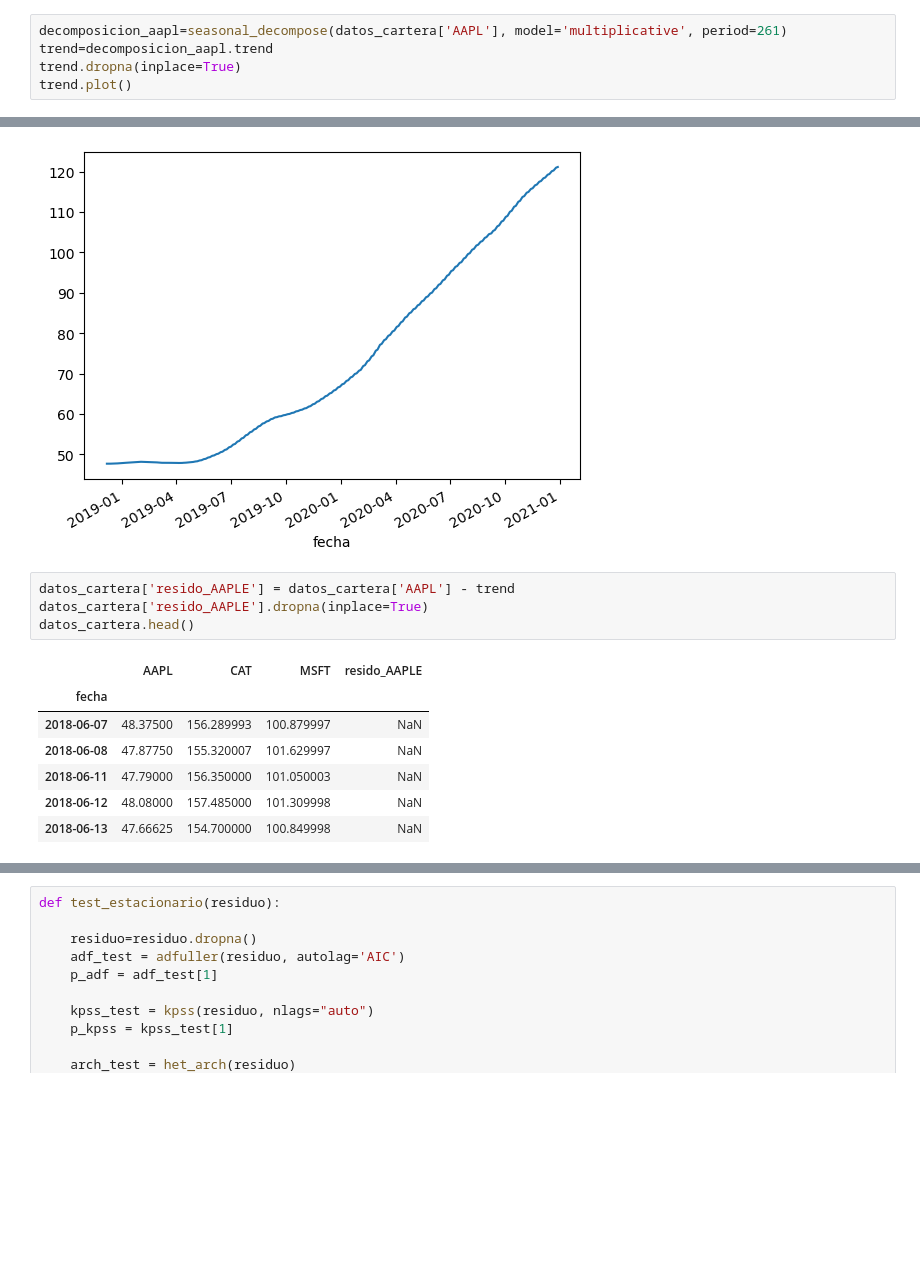
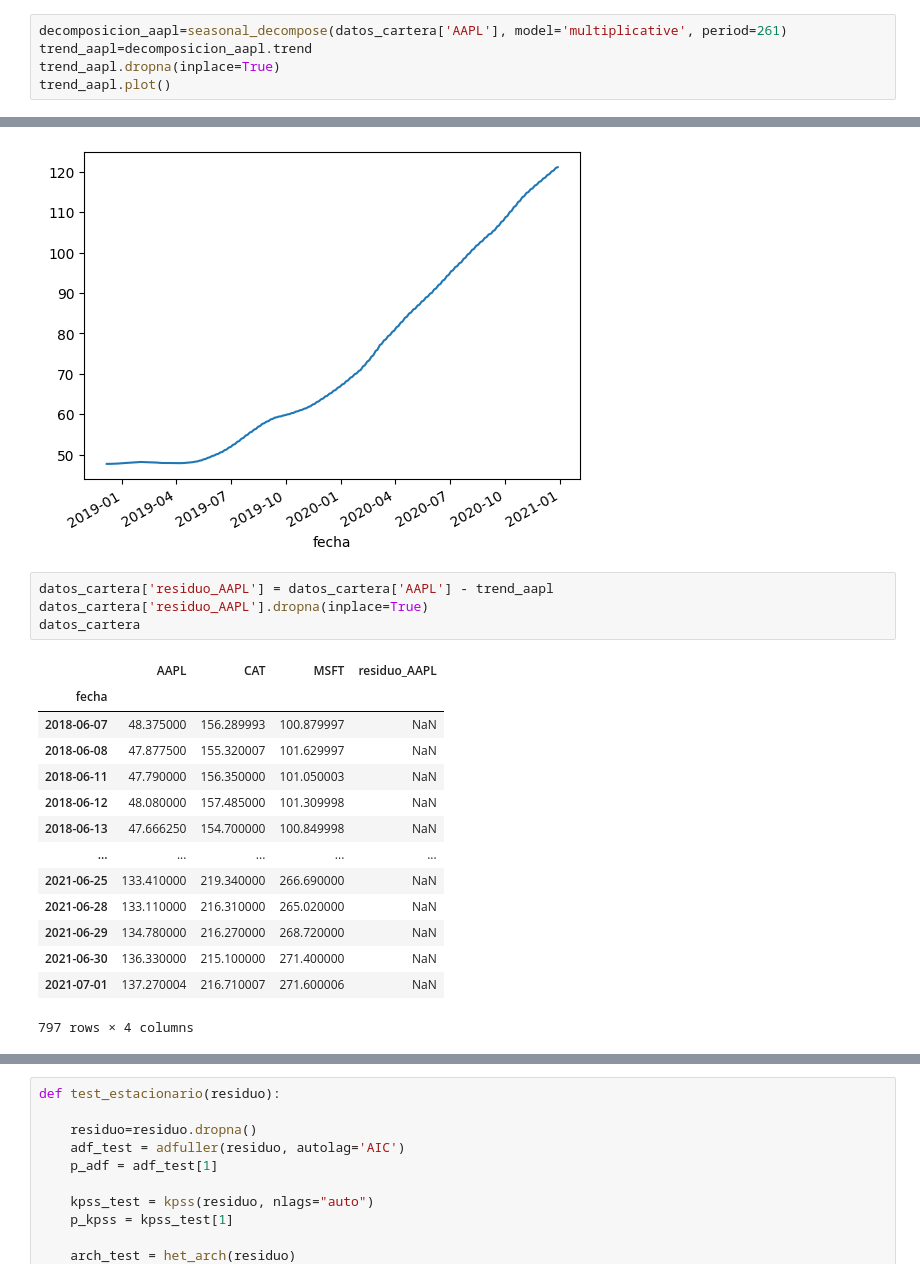
Before and after one commit to LanderAgirre/Reto_09_Azul_Oscuro, a Jupyter notebook: 4.Data_Science.ipynb, the cells around one changed output, grey strips where cells are left out. Saved outputs shown, nothing was run; the diff lists cells and outputs as text; blank space fills up the shorter version.

```diff
--- a/4.Data_Science.ipynb
+++ b/4.Data_Science.ipynb
@@ -65,22 +65,29 @@ Para conseguir el residuo, hay que restar la tendencia a la serie original.
 TENDENCIA
 # %%
 decomposicion_aapl=seasonal_decompose(datos_cartera['AAPL'], model='multiplicative', period=261)
-trend=decomposicion_aapl.trend
-trend.dropna(inplace=True)
-trend.plot()
+trend_aapl=decomposicion_aapl.trend
+trend_aapl.dropna(inplace=True)
+trend_aapl.plot()
 # %% [output]
 <Axes: xlabel='fecha'>
 [figure]
 # %%
-datos_cartera['resido_AAPLE'] = datos_cartera['AAPL'] - trend
-datos_cartera['resido_AAPLE'].dropna(inplace=True)
-datos_cartera.head()
+datos_cartera['residuo_AAPL'] = datos_cartera['AAPL'] - trend_aapl
+datos_cartera['residuo_AAPL'].dropna(inplace=True)
+datos_cartera
 # %% [output]
-|  | AAPL | CAT | MSFT | resido_AAPLE |
+|  | AAPL | CAT | MSFT | residuo_AAPL |
 | fecha |  |  |  |  |
-| 2018-06-07 | 48.37500 | 156.289993 | 100.879997 | NaN |
-| 2018-06-08 | 47.87750 | 155.320007 | 101.629997 | NaN |
-| 2018-06-11 | 47.79000 | 156.350000 | 101.050003 | NaN |
-| 2018-06-12 | 48.08000 | 157.485000 | 101.309998 | NaN |
-| 2018-06-13 | 47.66625 | 154.700000 | 100.849998 | NaN |
+| 2018-06-07 | 48.375000 | 156.289993 | 100.879997 | NaN |
+| 2018-06-08 | 47.877500 | 155.320007 | 101.629997 | NaN |
+| 2018-06-11 | 47.790000 | 156.350000 | 101.050003 | NaN |
+| 2018-06-12 | 48.080000 | 157.485000 | 101.309998 | NaN |
+| 2018-06-13 | 47.666250 | 154.700000 | 100.849998 | NaN |
+| ... | ... | ... | ... | ... |
+| 2021-06-25 | 133.410000 | 219.340000 | 266.690000 | NaN |
+| 2021-06-28 | 133.110000 | 216.310000 | 265.020000 | NaN |
+| 2021-06-29 | 134.780000 | 216.270000 | 268.720000 | NaN |
+| 2021-06-30 | 136.330000 | 215.100000 | 271.400000 | NaN |
+| 2021-07-01 | 137.270004 | 216.710007 | 271.600006 | NaN |
+797 rows × 4 columns
 # %%
```
Also changed, not shown: parts of 34 cells of this notebook.
